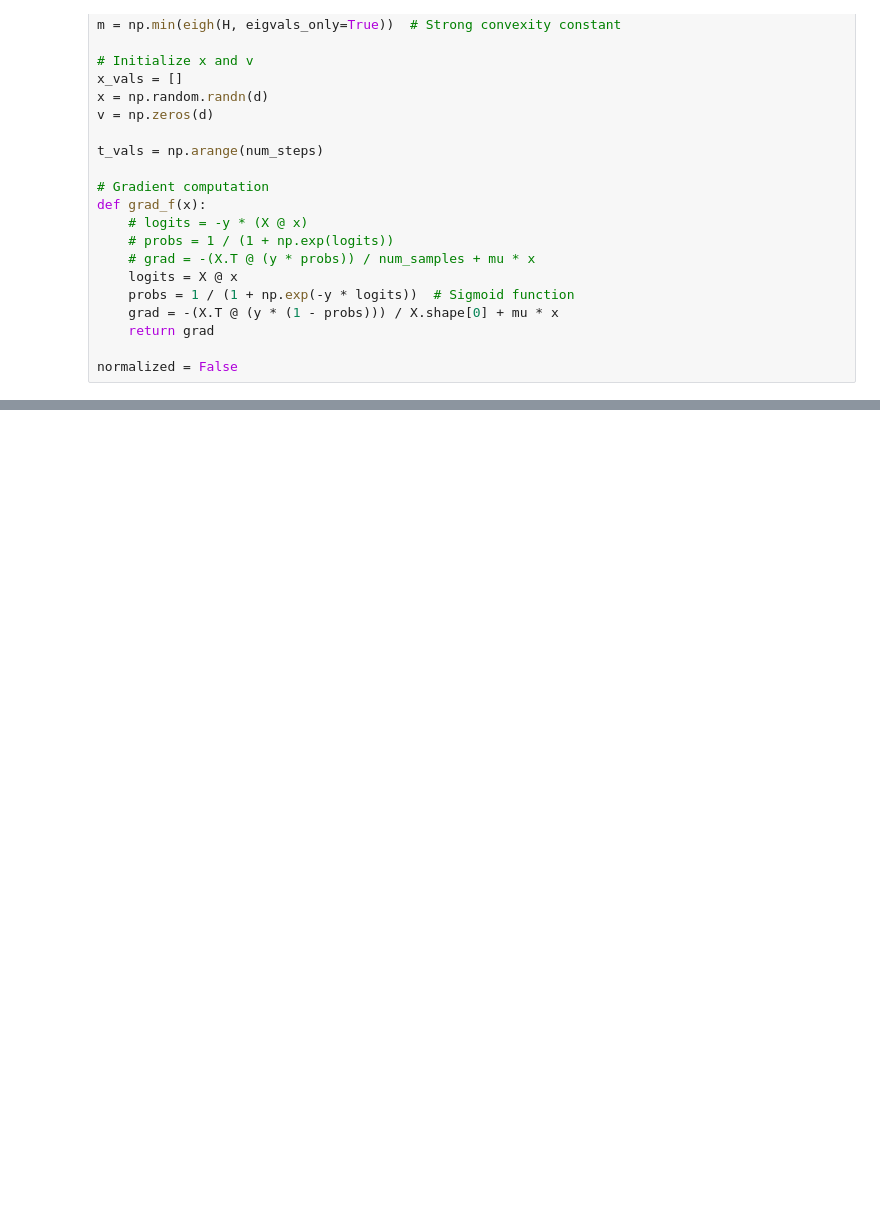
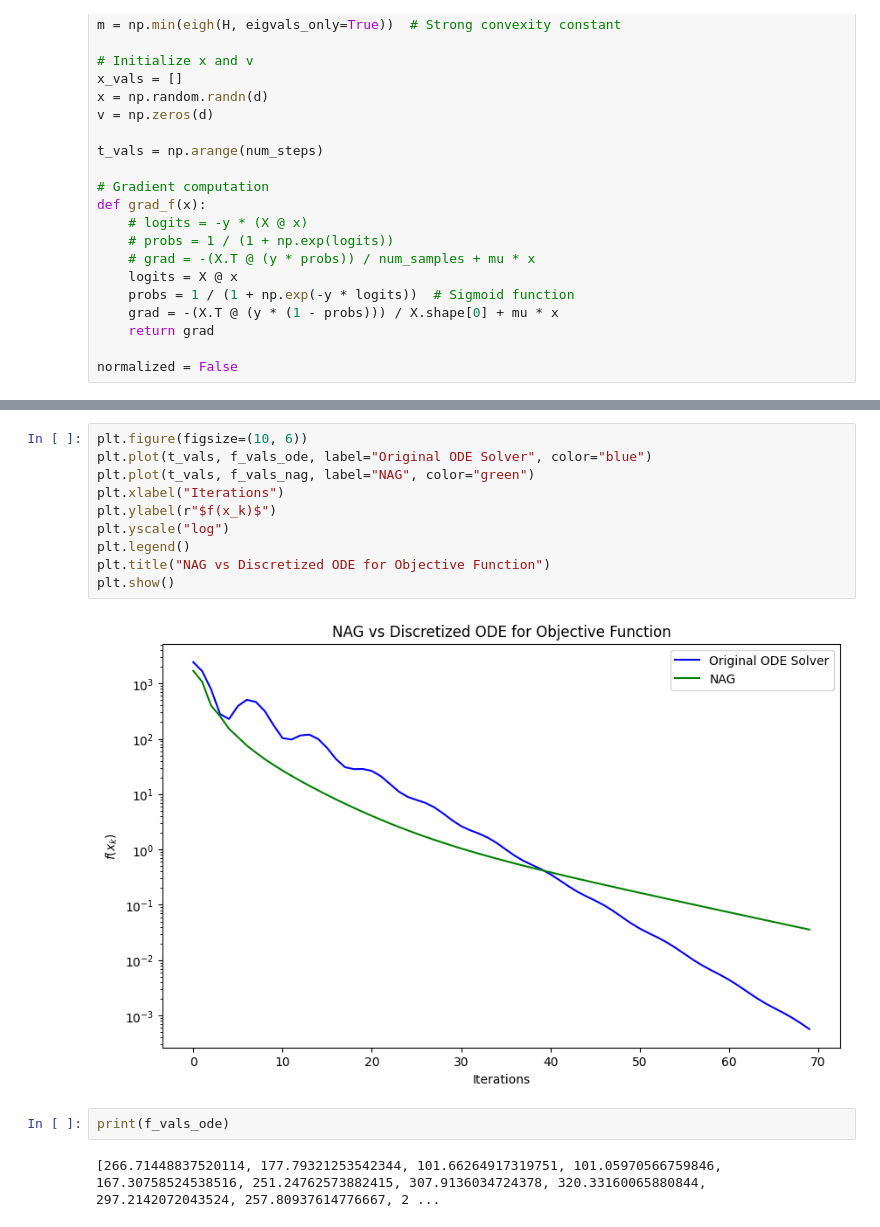
Before and after one commit to ayfeng23/FB_algorithms, a Jupyter notebook: Accelerated_GD.ipynb, the cells around one changed output, grey strips where cells are left out. Cells and saved outputs as stored; diff of their text form; blank space fills up the shorter version.

```diff
--- a/Accelerated_GD.ipynb
+++ b/Accelerated_GD.ipynb
@@ -333,0 +348,16 @@ plt.show()
+# %%
+plt.figure(figsize=(10, 6))
+plt.plot(t_vals, f_vals_ode, label="Original ODE Solver", color="blue")
+plt.plot(t_vals, f_vals_nag, label="NAG", color="green")
+plt.xlabel("Iterations")
+plt.ylabel(r"$f(x_k)$")
+plt.yscale("log")
+plt.legend()
+plt.title("NAG vs Discretized ODE for Objective Function")
+plt.show()
+# %% [output]
+[figure, added]
+# %%
+print(f_vals_ode)
+# %% [output]
+[266.71448837520114, 177.79321253542344, 101.66264917319751, 101.05970566759846, 167.30758524538516, 251.24762573882415, 307.9136034724378, 320.33160065880844, 297.2142072043524, 257.80937614776667, 2 ...
```
Also changed, not shown: parts of 4 cells of this notebook.
